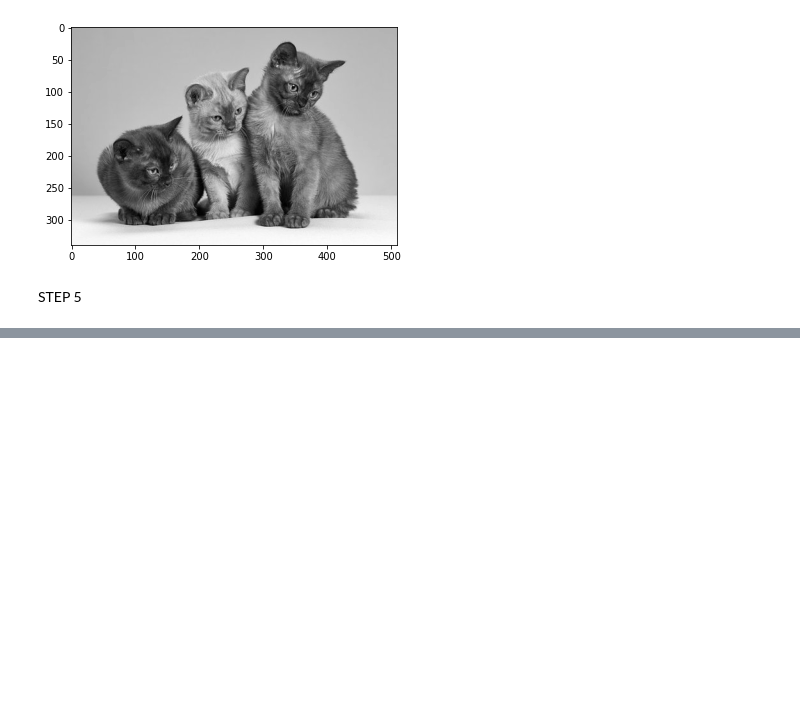
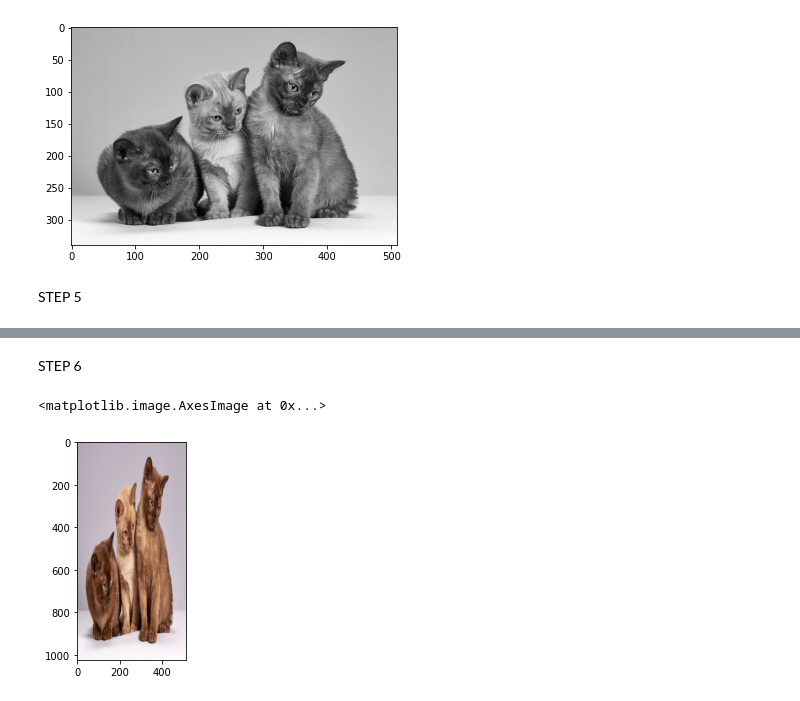
Before and after one commit to afipolinema/PCVK_Genap_2021, a Jupyter notebook: Week2.ipynb, the cells around one changed output, grey strips where cells are left out. Drawn from its saved outputs; the diff is of its cells as text; code cells hidden in the pictures; blank space fills up the shorter version.

```diff
--- a/Week2.ipynb
+++ b/Week2.ipynb
@@ -44,0 +54,8 @@ STEP 5
+# %% [markdown]
+STEP 6
+# %%
+afi4= cv.resize(cv.cvtColor(afi,cv.COLOR_BGR2RGB),(512,1024))
+plt.imshow(afi4)
+# %% [output]
+<matplotlib.image.AxesImage at 0x...>
+[figure, added]
```
Also changed, not shown: parts of 37 cells of this notebook.
